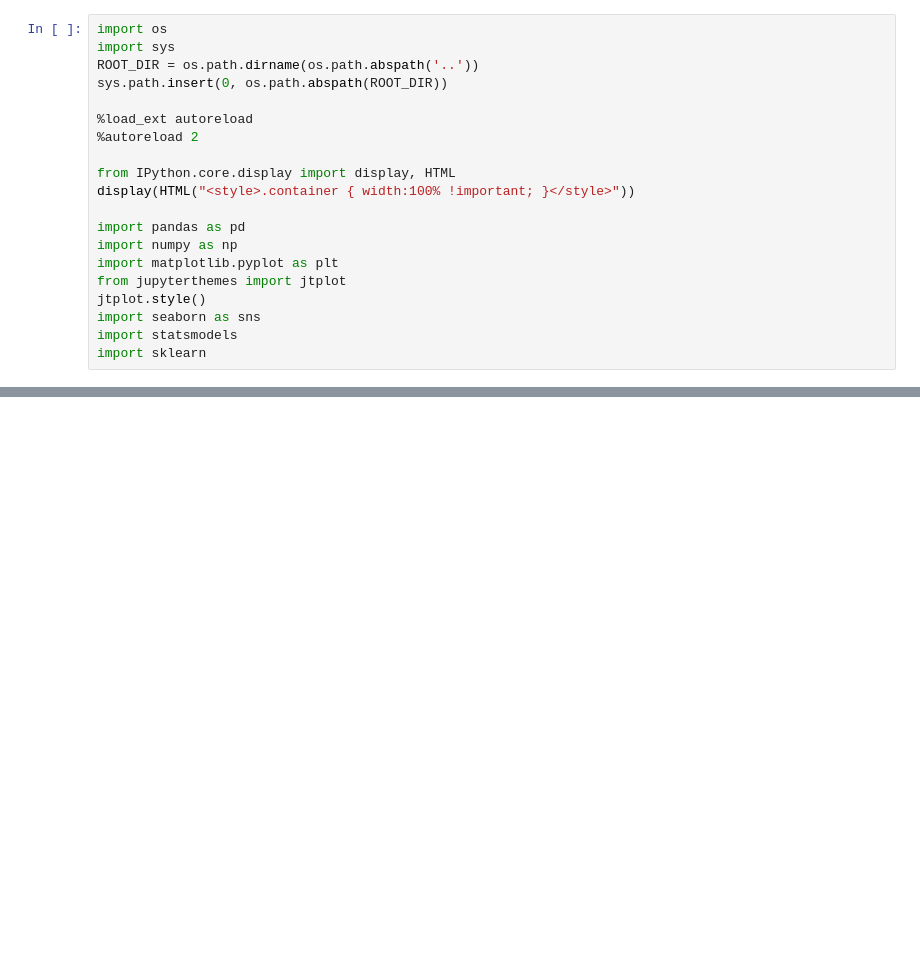
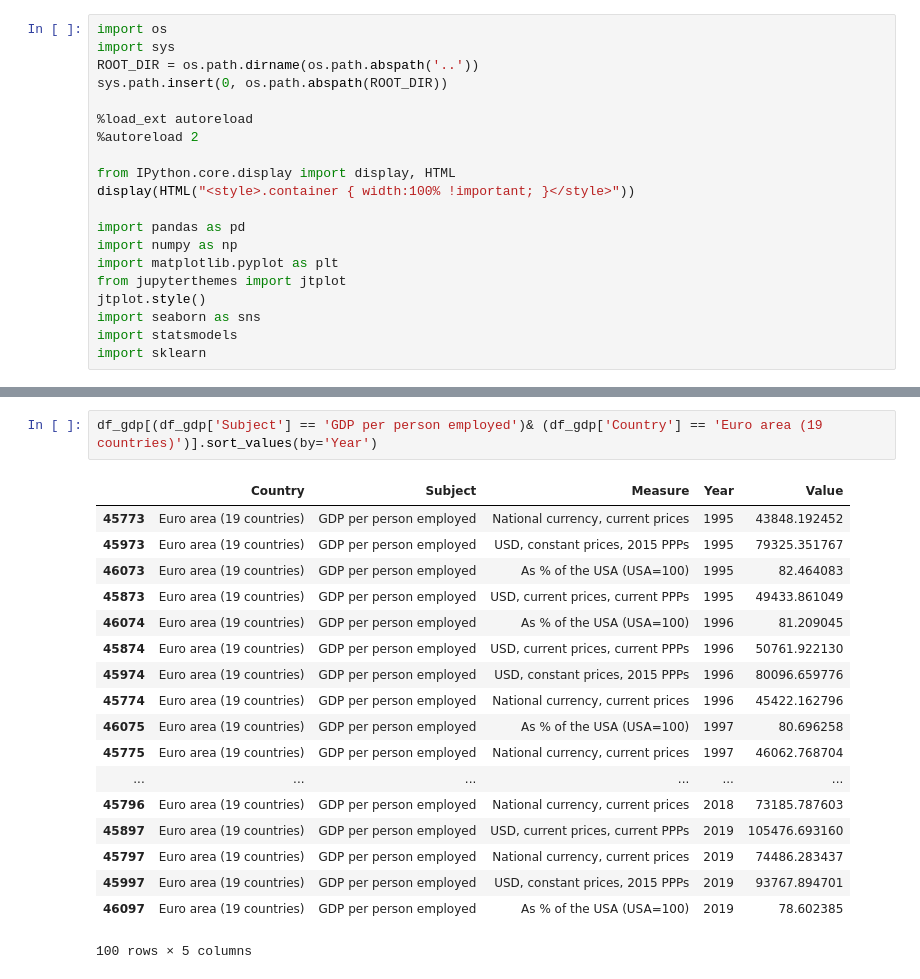
Before and after one commit to mayabenowitz/neuralcraft, a Jupyter notebook: notebooks/1.1-mayab-data-munging.ipynb, the cells around one changed output, grey strips where cells are left out. Cells and saved outputs as stored; diff of their text form; blank space fills up the shorter version.

```diff
--- a/notebooks/1.1-mayab-data-munging.ipynb
+++ b/notebooks/1.1-mayab-data-munging.ipynb
@@ -79,0 +98,21 @@ df[(df['Country'] == 'China (People\'s Republic of)') & (df['Subject'] == 'GDP p
+# %%
+df_gdp[(df_gdp['Subject'] == 'GDP per person employed')& (df_gdp['Country'] == 'Euro area (19 countries)')].sort_values(by='Year')
+# %% [output]
+|  | Country | Subject | Measure | Year | Value |
+| 45773 | Euro area (19 countries) | GDP per person employed | National currency, current prices | 1995 | 43848.192452 |
+| 45973 | Euro area (19 countries) | GDP per person employed | USD, constant prices, 2015 PPPs | 1995 | 79325.351767 |
+| 46073 | Euro area (19 countries) | GDP per person employed | As % of the USA (USA=100) | 1995 | 82.464083 |
+| 45873 | Euro area (19 countries) | GDP per person employed | USD, current prices, current PPPs | 1995 | 49433.861049 |
+| 46074 | Euro area (19 countries) | GDP per person employed | As % of the USA (USA=100) | 1996 | 81.209045 |
+| 45874 | Euro area (19 countries) | GDP per person employed | USD, current prices, current PPPs | 1996 | 50761.922130 |
+| 45974 | Euro area (19 countries) | GDP per person employed | USD, constant prices, 2015 PPPs | 1996 | 80096.659776 |
+| 45774 | Euro area (19 countries) | GDP per person employed | National currency, current prices | 1996 | 45422.162796 |
+| 46075 | Euro area (19 countries) | GDP per person employed | As % of the USA (USA=100) | 1997 | 80.696258 |
+| 45775 | Euro area (19 countries) | GDP per person employed | National currency, current prices | 1997 | 46062.768704 |
+| ... | ... | ... | ... | ... | ... |
+| 45796 | Euro area (19 countries) | GDP per person employed | National currency, current prices | 2018 | 73185.787603 |
+| 45897 | Euro area (19 countries) | GDP per person employed | USD, current prices, current PPPs | 2019 | 105476.693160 |
+| 45797 | Euro area (19 countries) | GDP per person employed | National currency, current prices | 2019 | 74486.283437 |
+| 45997 | Euro area (19 countries) | GDP per person employed | USD, constant prices, 2015 PPPs | 2019 | 93767.894701 |
+| 46097 | Euro area (19 countries) | GDP per person employed | As % of the USA (USA=100) | 2019 | 78.602385 |
+100 rows × 5 columns
```
Also changed, not shown: parts of 8 cells of this notebook.
